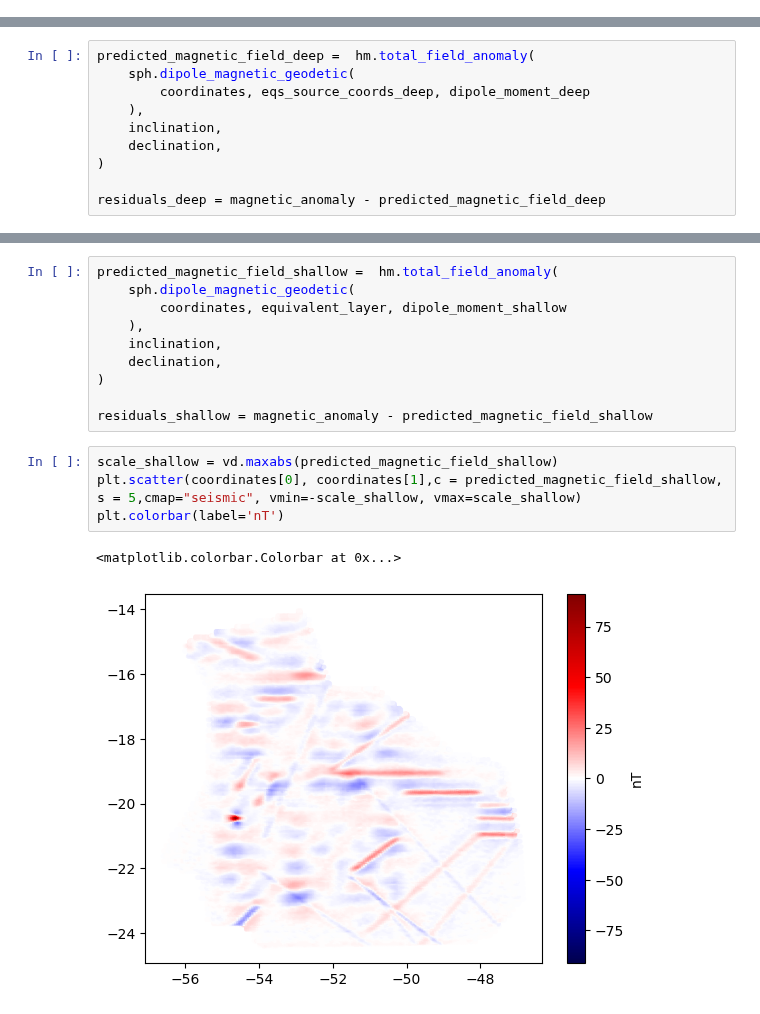
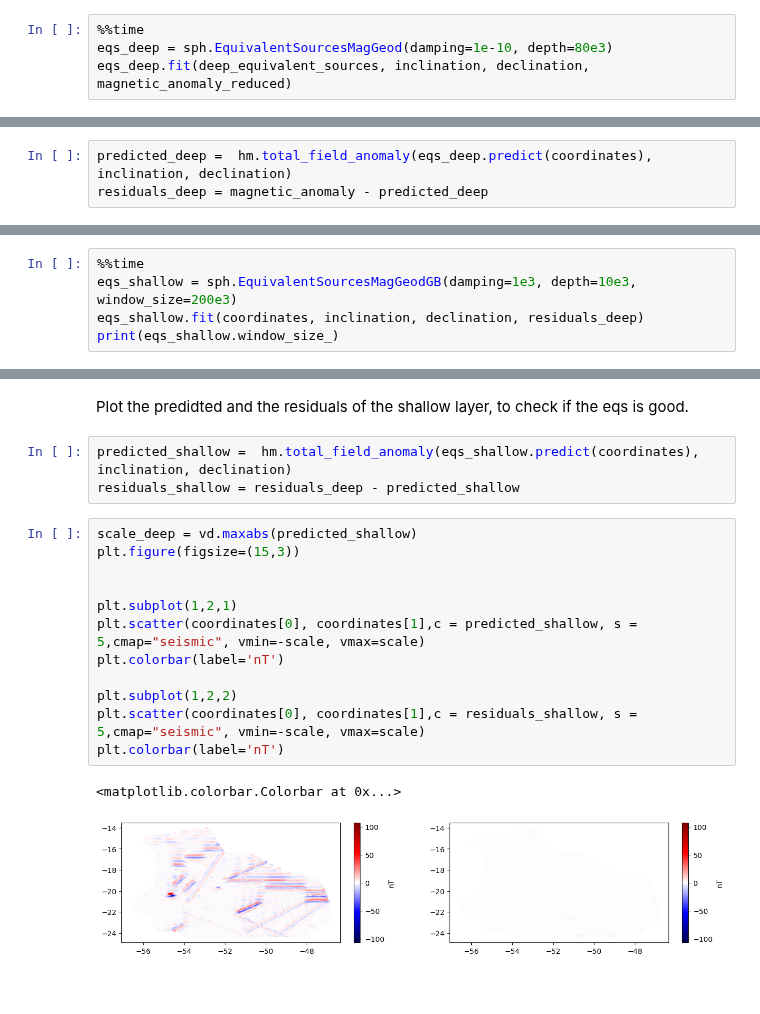
Before and after one commit to compgeolab/eqs-magnetic-spherical, a Jupyter notebook: code/03-dual-layer.ipynb, the cells around one changed output, grey strips where cells are left out. Cells and saved outputs as stored; diff of their text form; blank space fills up the shorter version.

```diff
--- a/code/03-dual-layer.ipynb
+++ b/code/03-dual-layer.ipynb
@@ -365,0 +253,4 @@ dipole_moment_deep = deep_dipole_moment(
+# %%
+%%time
+eqs_deep = sph.EquivalentSourcesMagGeod(damping=1e-10, depth=80e3)
+eqs_deep.fit(deep_equivalent_sources, inclination, declination, magnetic_anomaly_reduced)
@@ -366,10 +263,3 @@ dipole_moment_deep = deep_dipole_moment(
 # %%
-predicted_magnetic_field_deep =  hm.total_field_anomaly(
-    sph.dipole_magnetic_geodetic(
-        coordinates, eqs_source_coords_deep, dipole_moment_deep
-    ),
-    inclination,
-    declination,
-)
-
-residuals_deep = magnetic_anomaly - predicted_magnetic_field_deep
+predicted_deep =  hm.total_field_anomaly(eqs_deep.predict(coordinates), inclination, declination)
+residuals_deep = magnetic_anomaly - predicted_deep
@@ -400,0 +286,5 @@ dipole_moment_shallow = shallow_dipole_moment_amp(coordinates, equivalent_layer,
+# %%
+%%time
+eqs_shallow = sph.EquivalentSourcesMagGeodGB(damping=1e3, depth=10e3, window_size=200e3)
+eqs_shallow.fit(coordinates, inclination, declination, residuals_deep)
+print(eqs_shallow.window_size_)
@@ -401,17 +297,20 @@ dipole_moment_shallow = shallow_dipole_moment_amp(coordinates, equivalent_layer,
+# %% [markdown]
+Plot the predidted and the residuals of the shallow layer, to check if the eqs is good.
 # %%
-predicted_magnetic_field_shallow =  hm.total_field_anomaly(
-    sph.dipole_magnetic_geodetic(
-        coordinates, equivalent_layer, dipole_moment_shallow
-    ),
-    inclination,
-    declination,
-)
-
-residuals_shallow = magnetic_anomaly - predicted_magnetic_field_shallow
+predicted_shallow =  hm.total_field_anomaly(eqs_shallow.predict(coordinates), inclination, declination)
+residuals_shallow = residuals_deep - predicted_shallow
 # %%
-scale_shallow = vd.maxabs(predicted_magnetic_field_shallow)
-plt.scatter(coordinates[0], coordinates[1],c = predicted_magnetic_field_shallow, s = 5,cmap="seismic", vmin=-scale_shallow, vmax=scale_shallow)
+scale_deep = vd.maxabs(predicted_shallow)
+plt.figure(figsize=(15,3))
+
+
+plt.subplot(1,2,1)
+plt.scatter(coordinates[0], coordinates[1],c = predicted_shallow, s = 5,cmap="seismic", vmin=-scale, vmax=scale)
 plt.colorbar(label='nT')
+
+plt.subplot(1,2,2)
+plt.scatter(coordinates[0], coordinates[1],c = residuals_shallow, s = 5,cmap="seismic", vmin=-scale, vmax=scale)
+plt.colorbar(label='nT')
 # %% [output]
 <matplotlib.colorbar.Colorbar at 0x...>
-[figure, old version]
+[figure, new version]
```
Also changed, not shown: parts of 36 cells of this notebook, 1 other file.
